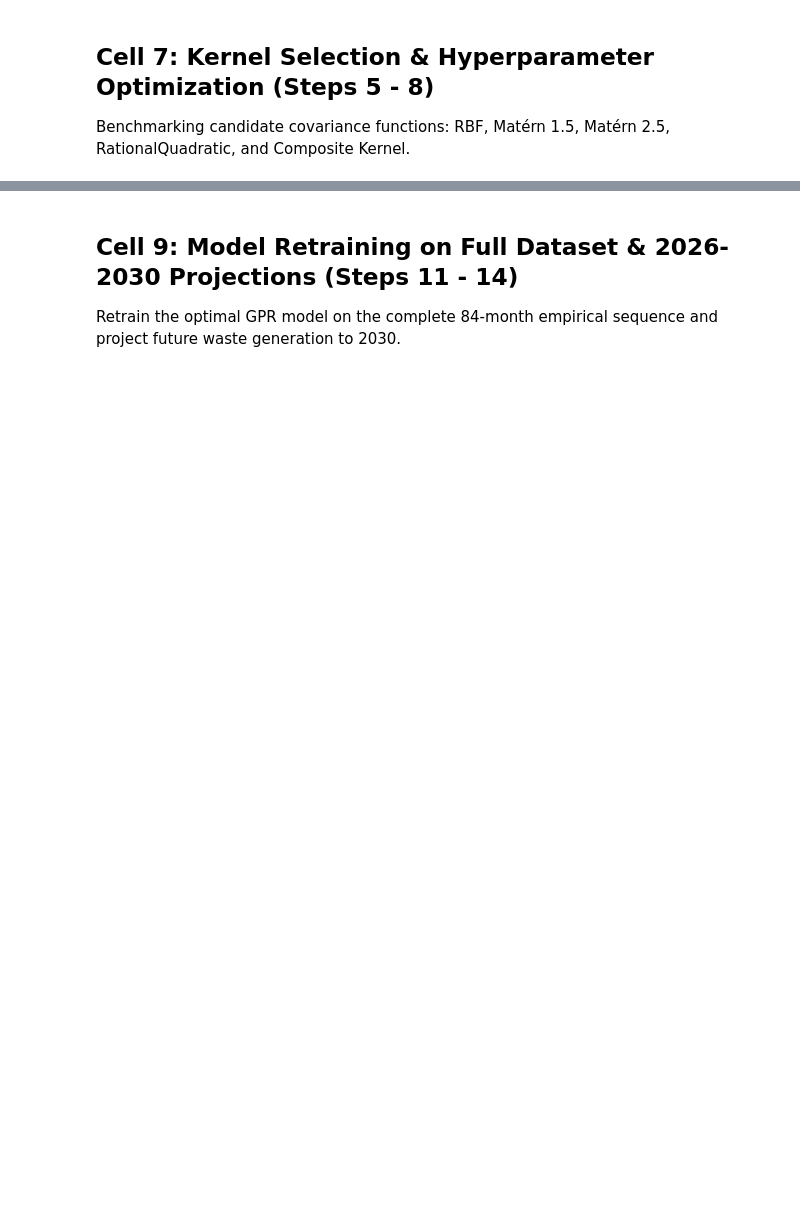
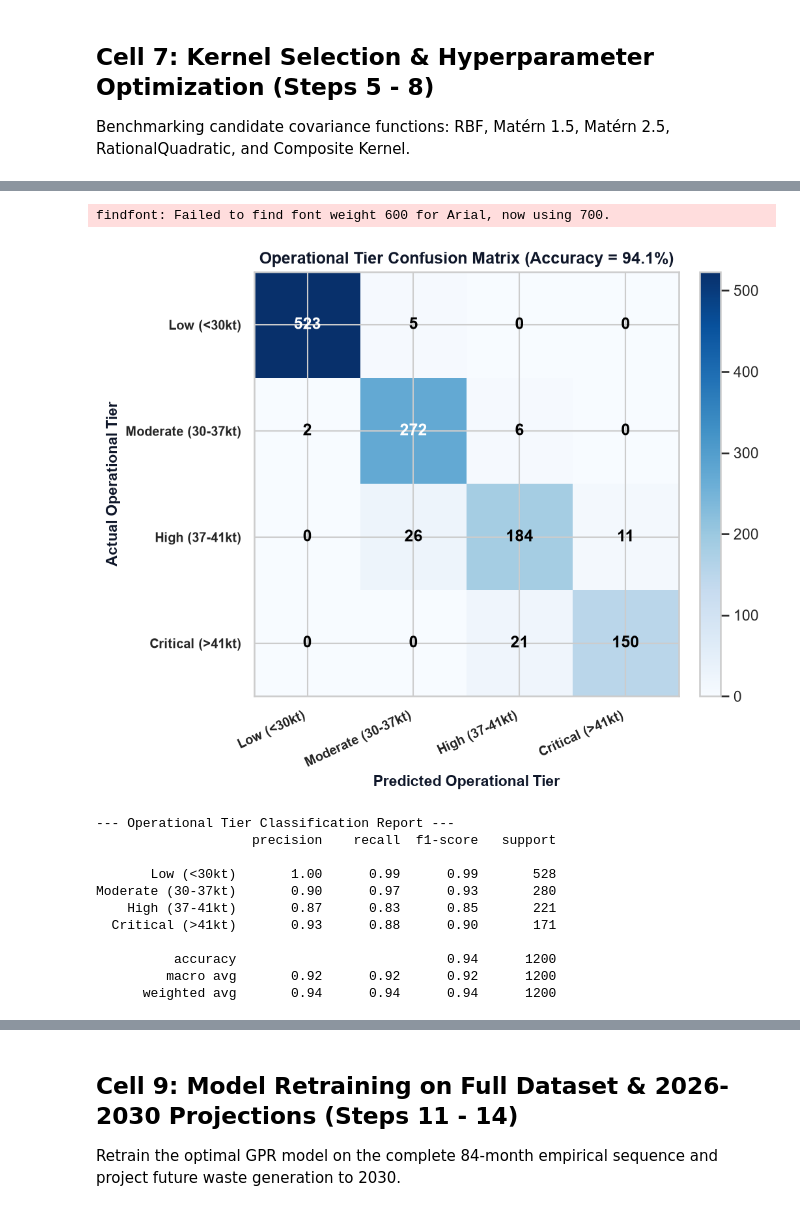
Before and after one commit to FoodieRecipes/municipal_waste_detection_using_GPR, a Jupyter notebook: MSW_GPR_Forecasting_Uyo.ipynb, the cells around one changed output, grey strips where cells are left out. Drawn from its saved outputs; the diff is of its cells as text; code cells hidden in the pictures; blank space fills up the shorter version.

```diff
--- a/MSW_GPR_Forecasting_Uyo.ipynb
+++ b/MSW_GPR_Forecasting_Uyo.ipynb
@@ -349,0 +546,48 @@ Moderate (30-37kt)       0.70      1.00      0.82        16
+# %%
+# Cell 8.4: Operational Tier Confusion Matrix
+tier_bins = [-np.inf, 30000, 37000, 41000, np.inf]
+tier_labels = ['Low (<30kt)', 'Moderate (30-37kt)', 'High (37-41kt)', 'Critical (>41kt)']
+y_true_tiers = pd.cut(y, bins=tier_bins, labels=tier_labels)
+y_pred_tiers = pd.cut(y_all_pred, bins=tier_bins, labels=tier_labels)
+
+cm = confusion_matrix(y_true_tiers, y_pred_tiers, labels=tier_labels)
+cm_acc = np.trace(cm) / np.sum(cm) * 100.0
+
+fig_cm, ax_cm = plt.subplots(figsize=(7, 5.8), dpi=150)
+fig_cm.patch.set_facecolor('#FFFFFF')
+
+cax = ax_cm.imshow(cm, interpolation='nearest', cmap='Blues')
+fig_cm.colorbar(cax, ax=ax_cm, fraction=0.046, pad=0.04)
+
+ax_cm.set_xticks(range(len(tier_labels)))
+ax_cm.set_yticks(range(len(tier_labels)))
+ax_cm.set_xticklabels(tier_labels, rotation=25, ha='right', fontsize=9.5, fontweight='600')
+ax_cm.set_yticklabels(tier_labels, fontsize=9.5, fontweight='600')
+ax_cm.set_xlabel('Predicted Operational Tier', fontsize=11, fontweight='bold', color='#0F172A')
+ax_cm.set_ylabel('Actual Operational Tier', fontsize=11, fontweight='bold', color='#0F172A')
+ax_cm.set_title(f'Operational Tier Confusion Matrix (Accuracy = {cm_acc:.1f}%)', fontweight='bold', fontsize=12, color='#0F172A')
+
+for i in range(len(tier_labels)):
+    for j in range(len(tier_labels)):
+        txt_color = 'white' if cm[i, j] > (cm.max() / 2) else 'black'
+        ax_cm.text(j, i, format(cm[i, j], 'd'), ha='center', va='center', color=txt_color, fontsize=12, fontweight='bold')
+
+plt.tight_layout()
+plt.show()
+
+print('--- Operational Tier Classification Report ---')
+print(classification_report(y_true_tiers, y_pred_tiers, labels=tier_labels, zero_division=0))
+# %% [output]
+findfont: Failed to find font weight 600 for Arial, now using 700.
+[figure, added]
+--- Operational Tier Classification Report ---
+                    precision    recall  f1-score   support
+
+       Low (<30kt)       1.00      0.99      0.99       528
+Moderate (30-37kt)       0.90      0.97      0.93       280
+    High (37-41kt)       0.87      0.83      0.85       221
+  Critical (>41kt)       0.93      0.88      0.90       171
+
+          accuracy                           0.94      1200
+         macro avg       0.92      0.92      0.92      1200
+      weighted avg       0.94      0.94      0.94      1200
```
Also changed, not shown: parts of 24 cells of this notebook, 17 other files.
